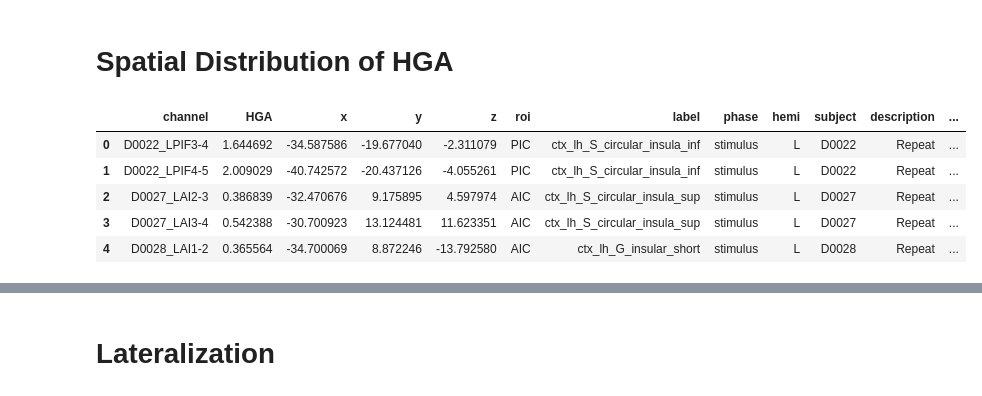
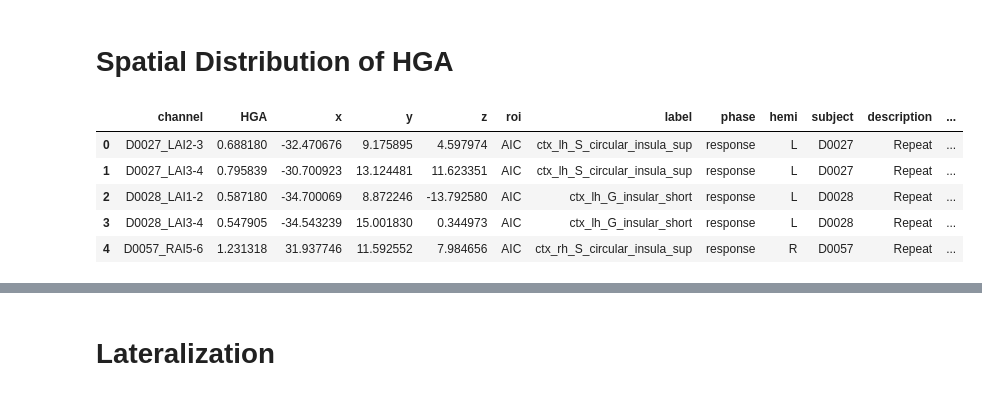
Before and after one commit to shinanlin/insula, a Jupyter notebook: viz/fig2.ipynb, the cells around one changed output, grey strips where cells are left out. Cells and saved outputs as stored; diff of their text form; code cells hidden in the pictures.

```diff
--- a/viz/fig2.ipynb
+++ b/viz/fig2.ipynb
@@ -57,9 +57,7 @@ task = [
         'LexicalDelay',
         'PictureNaming',
         'SentenceRep',
-        # 'TIMIT'
         ]
-
 
 ref = 'bipolar'
 hga_paths = []
@@ -97,6 +95,8 @@ HGAs.loc[HGAs.roi == 'INS', 'roi'] = 'Insula'
 HGAs.loc[HGAs.roi == 'PrG', 'roi'] = 'SMC'
 HGAs.loc[HGAs.roi == 'PoG', 'roi'] = 'SMC'
 HGAs.loc[HGAs.roi == 'Subcentral', 'roi'] = 'SMC'
+HGAs.loc[HGAs.roi == 'HG', 'roi'] = 'STG'
+
 
 HGAs.loc[HGAs.label.isin([
     'ctx_lh_G_and_S_cingul-Mid-Post',
@@ -266,35 +339,35 @@ plt.show()
 # %% [markdown]
 # Spatial Distribution of HGA
 # %%
-phase = 'stimulus'
+phase = 'response'
 
 spatial = subset[
     (subset.phase == phase)
     & (subset.time>0)
     & (subset.time<1)
     ].groupby('channel').agg({
     'value': 'max',
     'x': 'first',
     'y': 'first',
     'z': 'first',
     'roi': 'first',
     'label': 'first',
     'phase': 'first',
     'hemi': 'first',
     'subject': 'first',
     'description': 'first',
     'task': 'first'
 }).reset_index()
 
 spatial.rename(columns={'value': 'HGA'}, inplace=True)
 spatial.head()
 # %% [output]
 |  | channel | HGA | x | y | z | roi | label | phase | hemi | subject | description | ... |
-| 0 | D0022_LPIF3-4 | 1.644692 | -34.587586 | -19.677040 | -2.311079 | PIC | ctx_lh_S_circular_insula_inf | stimulus | L | D0022 | Repeat | ... |
-| 1 | D0022_LPIF4-5 | 2.009029 | -40.742572 | -20.437126 | -4.055261 | PIC | ctx_lh_S_circular_insula_inf | stimulus | L | D0022 | Repeat | ... |
-| 2 | D0027_LAI2-3 | 0.386839 | -32.470676 | 9.175895 | 4.597974 | AIC | ctx_lh_S_circular_insula_sup | stimulus | L | D0027 | Repeat | ... |
-| 3 | D0027_LAI3-4 | 0.542388 | -30.700923 | 13.124481 | 11.623351 | AIC | ctx_lh_S_circular_insula_sup | stimulus | L | D0027 | Repeat | ... |
-| 4 | D0028_LAI1-2 | 0.365564 | -34.700069 | 8.872246 | -13.792580 | AIC | ctx_lh_G_insular_short | stimulus | L | D0028 | Repeat | ... |
+| 0 | D0027_LAI2-3 | 0.688180 | -32.470676 | 9.175895 | 4.597974 | AIC | ctx_lh_S_circular_insula_sup | response | L | D0027 | Repeat | ... |
+| 1 | D0027_LAI3-4 | 0.795839 | -30.700923 | 13.124481 | 11.623351 | AIC | ctx_lh_S_circular_insula_sup | response | L | D0027 | Repeat | ... |
+| 2 | D0028_LAI1-2 | 0.587180 | -34.700069 | 8.872246 | -13.792580 | AIC | ctx_lh_G_insular_short | response | L | D0028 | Repeat | ... |
+| 3 | D0028_LAI3-4 | 0.547905 | -34.543239 | 15.001830 | 0.344973 | AIC | ctx_lh_G_insular_short | response | L | D0028 | Repeat | ... |
+| 4 | D0057_RAI5-6 | 1.231318 | 31.937746 | 11.592552 | 7.984656 | AIC | ctx_rh_S_circular_insula_sup | response | R | D0057 | Repeat | ... |
 # %%
 import numpy as np
 import pyvista as pv
```
Also changed, not shown: parts of 26 cells of this notebook.
